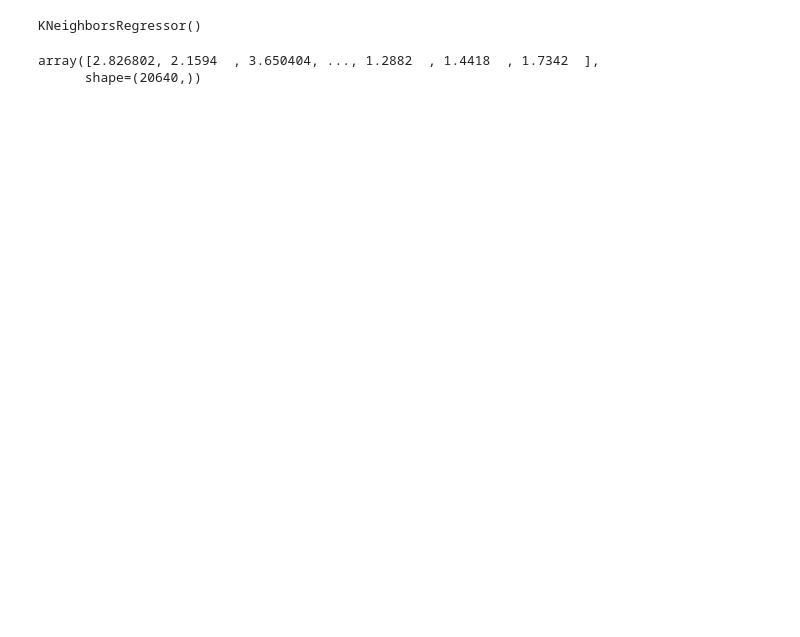
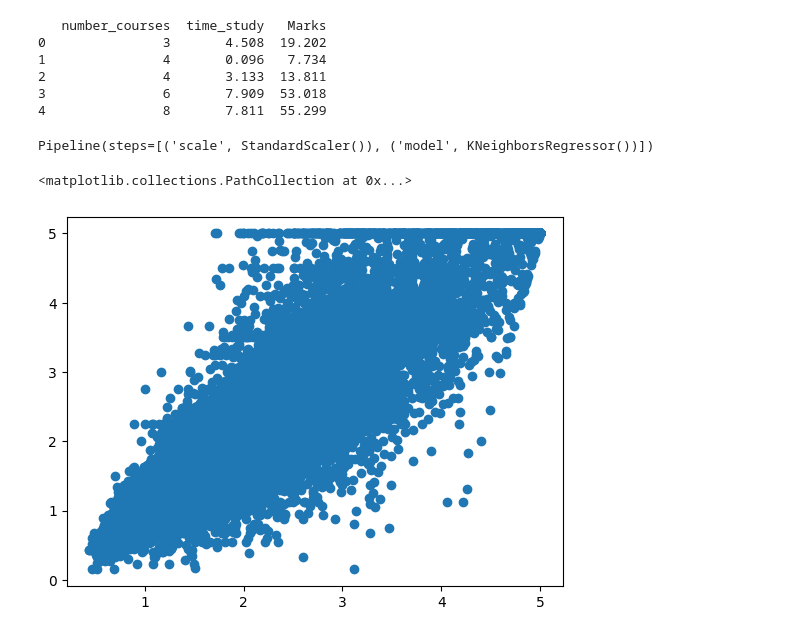
Before and after one commit to VedatZeybek/Jupyter-Python_Numpy_Fundamentals, a Jupyter notebook: Untitled.ipynb, the cells around one changed output. Drawn from its saved outputs; the diff is of its cells as text; code cells hidden in the pictures; blank space fills up the shorter version.

```diff
--- a/Untitled.ipynb
+++ b/Untitled.ipynb
@@ -11,11 +12,24 @@ fr matplotlib.pylab as plt
+# %%
+df = pd.read_csv("student.csv")
+print(df.head())
+# %% [output]
+   number_courses  time_study   Marks
+0               3       4.508  19.202
+1               4       0.096   7.734
+2               4       3.133  13.811
+3               6       7.909  53.018
+4               8       7.811  55.299
 # %%
-mod = KNeighborsRegressor()
+mod = KNeighborsRegressor().fit(X,y)
+pipe = Pipeline([("scale", StandardScaler()),("model", KNeighborsRegressor())])
-# %%
-mod.fit(X,y)
-# %% [output]
-KNeighborsRegressor()
+# %%
+pipe.fit(X,y)
+# %% [output]
+Pipeline(steps=[('scale', StandardScaler()), ('model', KNeighborsRegressor())])
 # %%
-mod.predict(X)
+pred = pipe.predict(X)
-# %% [output]
-array([2.826802, 2.1594  , 3.650404, ..., 1.2882  , 1.4418  , 1.7342  ],
-      shape=(20640,))
+# %%
+plt.scatter(pred, y)
+# %% [output]
+<matplotlib.collections.PathCollection at 0x...>
+[figure, added]
```
Also changed, not shown: parts of 5 cells of this notebook, 1 other file.
